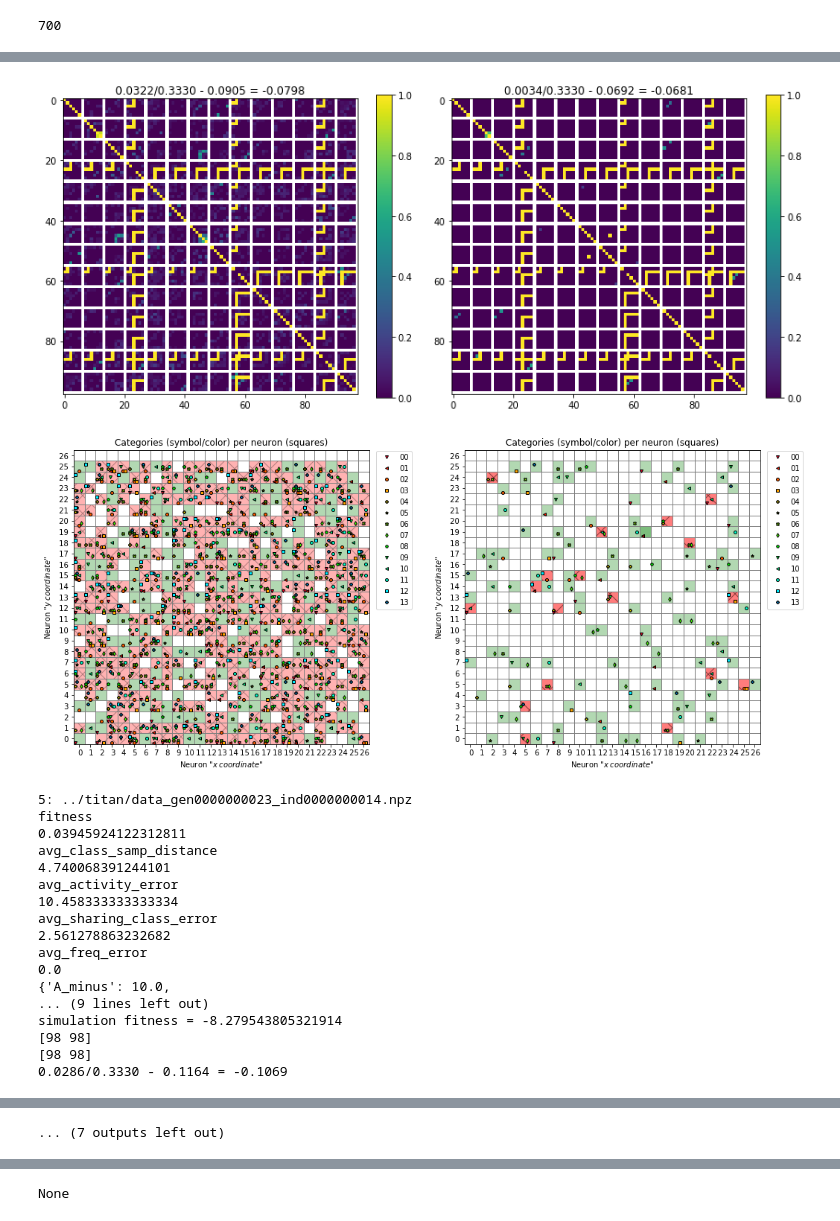
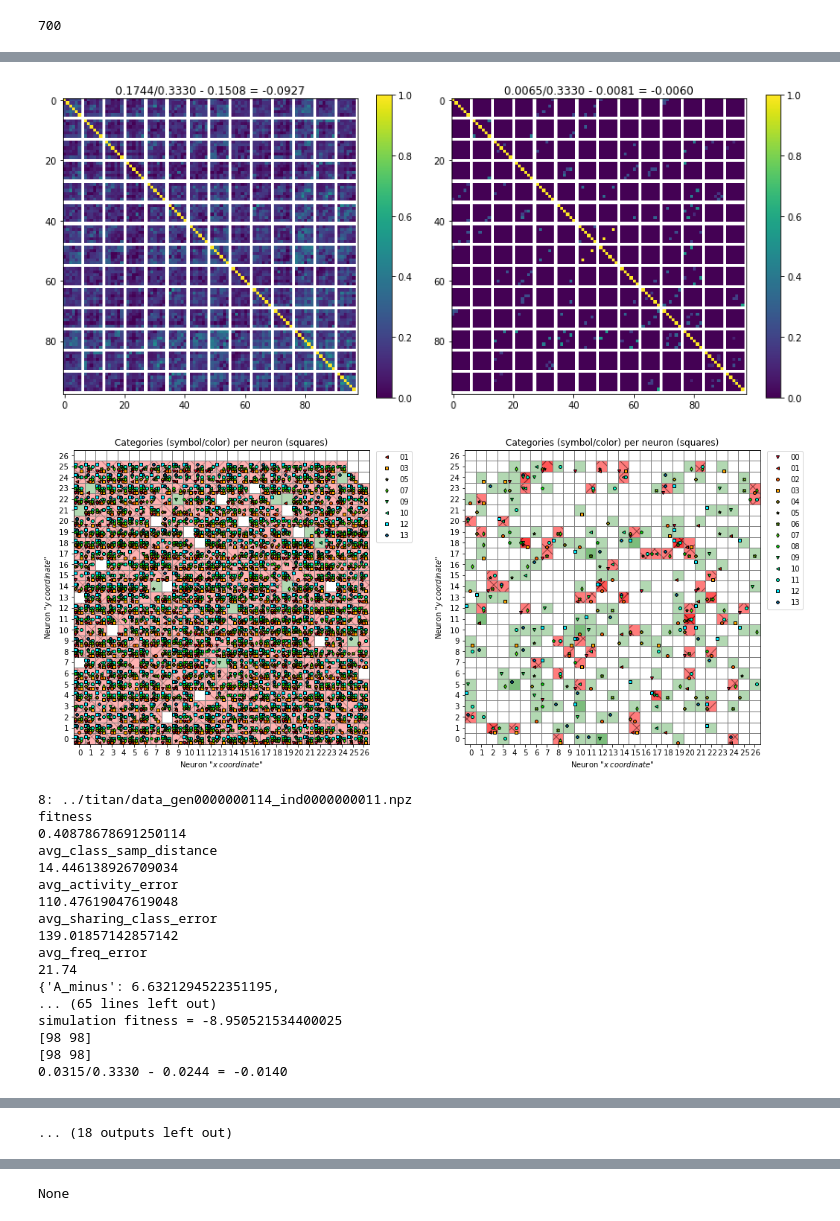
Before and after one commit to chanokin/l2l-omniglot, a Jupyter notebook: check_out_spikes.ipynb, the cells around one changed output, grey strips where cells are left out. Saved outputs shown, nothing was run; the diff lists cells and outputs as text; code cells hidden in the pictures.

```diff
--- a/check_out_spikes.ipynb
+++ b/check_out_spikes.ipynb
@@ -957,7 +957,7 @@ data_path = "../titan"
 # data_path = "../titan_freq_punish_added"
 # data_path = "../titan_shared_square"
 
-gen = '0023'
+gen = '00114'
 search_pat = os.path.join(data_path, f'data_gen*{gen}_*npz')
 file_names = sorted(glob.glob(search_pat), reverse=True)  # newest first
 print(gen, search_pat, len(file_names))
@@ -1050,7 +1050,7 @@ for fidx, f in enumerate(file_names[:]):
 
     print("{:.4f}/{:.4f} - {:.4f} = {:.4f}".format(mintra, w, minter, mintra*w - minter))
 
-    if sim_fit < -25.:
+    if sim_fit < -100.:
         print('too low sim_fit')
         continue
 
@@ -1143,19 +1143,19 @@ simulation fitness = -8.957467195018268
-[figure, old version]
+[figure, new version]
-[figure, old version]
+[figure, new version]
-5: ../titan/data_gen0000000023_ind0000000014.npz
+8: ../titan/data_gen0000000114_ind0000000011.npz
 fitness
-0.03945924122312811
+0.40878678691250114
 avg_class_samp_distance
-4.740068391244101
+14.446138926709034
 avg_activity_error
-10.458333333333334
+110.47619047619048
 avg_sharing_class_error
-2.561278863232682
+139.01857142857142
 avg_freq_error
-0.0
-{'A_minus': 10.0,
-... (9 lines left out)
-simulation fitness = -8.279543805321914
+21.74
+{'A_minus': 6.6321294522351195,
+... (65 lines left out)
+simulation fitness = -8.950521534400025
 [98 98]
 [98 98]
-0.0286/0.3330 - 0.1164 = -0.1069
+0.0315/0.3330 - 0.0244 = -0.0140
@@ -1164,4 +1164,4 @@ simulation fitness = -8.279543805321914
-... (7 outputs left out)
+... (18 outputs left out)
 # %%
 from sklearn.svm import LinearSVC
 from sklearn.decomposition import PCA
```
Also changed, not shown: parts of 1 cell of this notebook, 5 other files.
